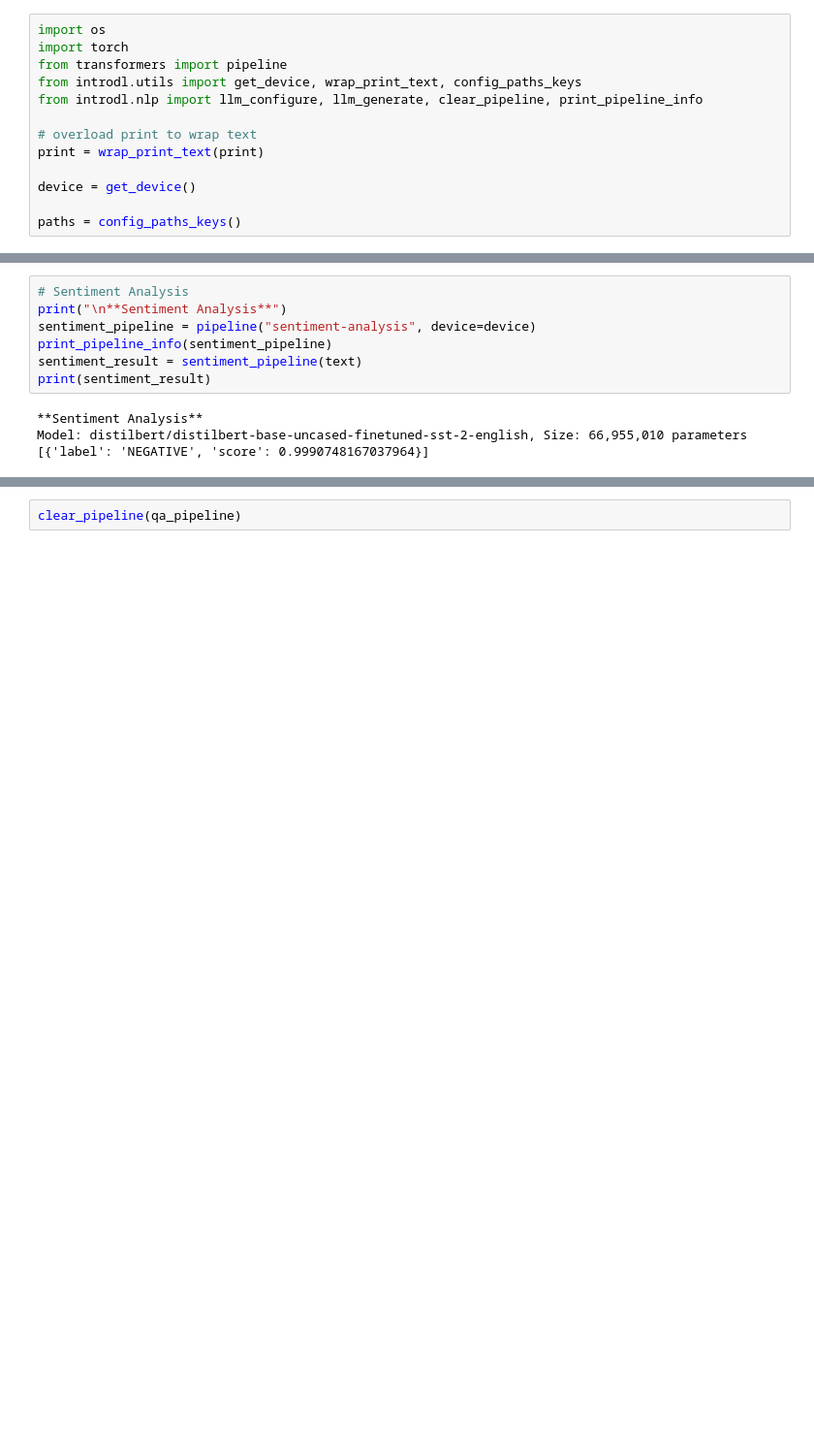
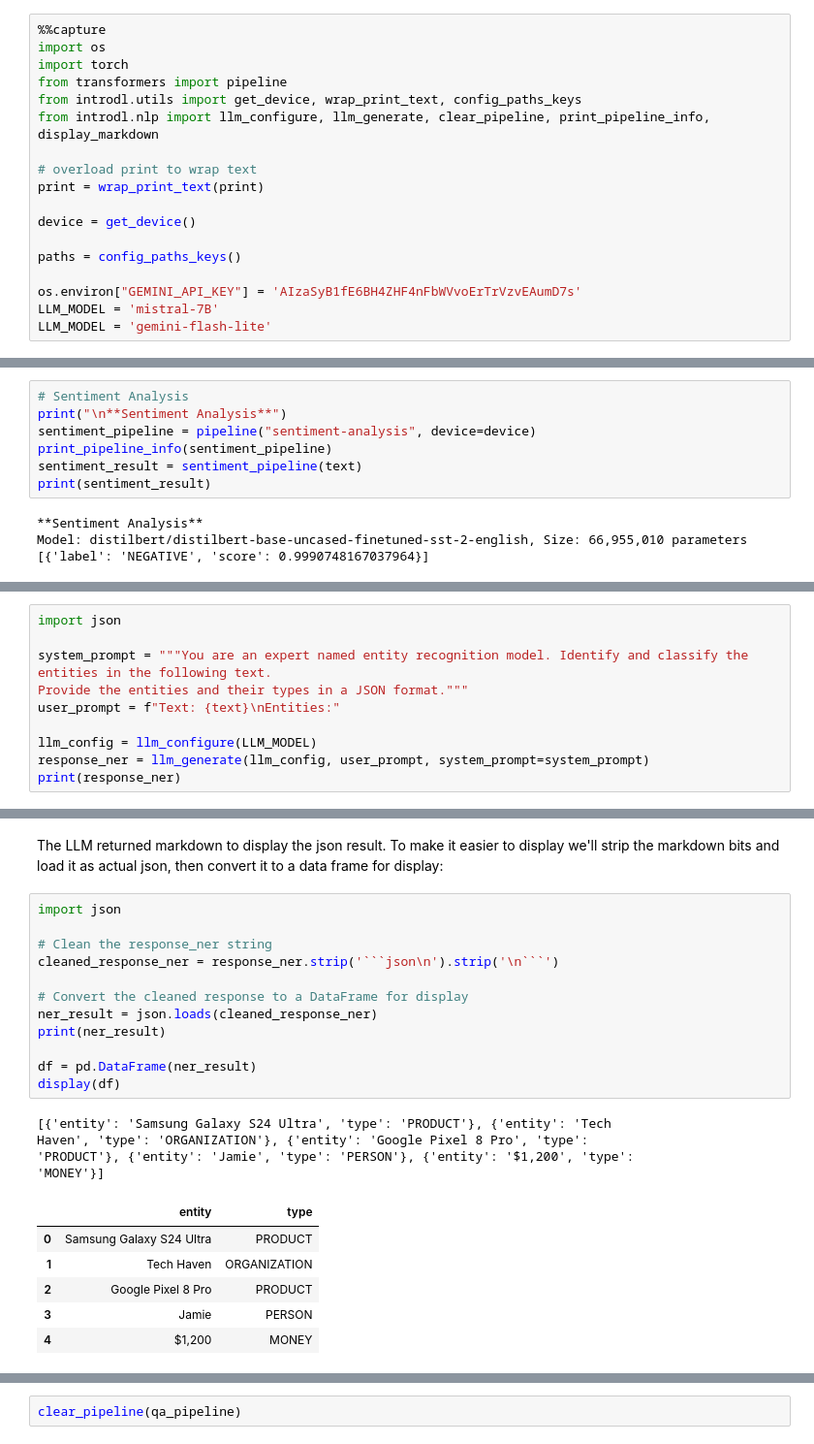
Before and after one commit to marceloamoraes/DS776_DeepLearning, a Jupyter notebook: Lessons/Lesson_07_Transformers_Intro/L07_2_NLP_Tasks.ipynb, the cells around one changed output, grey strips where cells are left out. Shown at 97% size. Saved outputs shown, nothing was run; the diff lists cells and outputs as text; blank space fills up the shorter version.

````diff
--- a/Lessons/Lesson_07_Transformers_Intro/L07_2_NLP_Tasks.ipynb
+++ b/Lessons/Lesson_07_Transformers_Intro/L07_2_NLP_Tasks.ipynb
@@ -21,9 +4,10 @@ Successfully installed introdl-1.0
 # %%
+%%capture
 import os
 import torch
 from transformers import pipeline
 from introdl.utils import get_device, wrap_print_text, config_paths_keys
-from introdl.nlp import llm_configure, llm_generate, clear_pipeline, print_pipeline_info
+from introdl.nlp import llm_configure, llm_generate, clear_pipeline, print_pipeline_info, display_markdown
 
 # overload print to wrap text
 print = wrap_print_text(print)
@@ -31,3 +15,7 @@ print = wrap_print_text(print)
 device = get_device()
 
 paths = config_paths_keys()
+
+os.environ["GEMINI_API_KEY"] = 'AIzaSyB1fE6BH4ZHF4nFbWVvoErTrVzvEAumD7s'
+LLM_MODEL = 'mistral-7B'
+LLM_MODEL = 'gemini-flash-lite'
@@ -212,0 +193,10 @@ Pipeline cleared.  Freed 1330.93 MB of CUDA memory
+# %%
+import json
+
+system_prompt = """You are an expert named entity recognition model. Identify and classify the entities in the following text.
+Provide the entities and their types in a JSON format."""
+user_prompt = f"Text: {text}\nEntities:"
+
+llm_config = llm_configure(LLM_MODEL)
+response_ner = llm_generate(llm_config, user_prompt, system_prompt=system_prompt)
+print(response_ner)
@@ -212,0 +221,25 @@ Pipeline cleared.  Freed 1330.93 MB of CUDA memory
+# %% [markdown]
+The LLM returned markdown to display the json result.  To make it easier to display we'll strip the markdown bits and load it as actual json, then convert it to a data frame for display:
+# %%
+import json
+
+# Clean the response_ner string
+cleaned_response_ner = response_ner.strip('```json\n').strip('\n```')
+
+# Convert the cleaned response to a DataFrame for display
+ner_result = json.loads(cleaned_response_ner)
+print(ner_result)
+
+df = pd.DataFrame(ner_result)
+display(df)
+# %% [output]
+[{'entity': 'Samsung Galaxy S24 Ultra', 'type': 'PRODUCT'}, {'entity': 'Tech
+Haven', 'type': 'ORGANIZATION'}, {'entity': 'Google Pixel 8 Pro', 'type':
+'PRODUCT'}, {'entity': 'Jamie', 'type': 'PERSON'}, {'entity': '$1,200', 'type':
+'MONEY'}]
+|  | entity | type |
+| 0 | Samsung Galaxy S24 Ultra | PRODUCT |
+| 1 | Tech Haven | ORGANIZATION |
+| 2 | Google Pixel 8 Pro | PRODUCT |
+| 3 | Jamie | PERSON |
+| 4 | $1,200 | MONEY |
````
Also changed, not shown: parts of 44 cells of this notebook, 6 other files.
